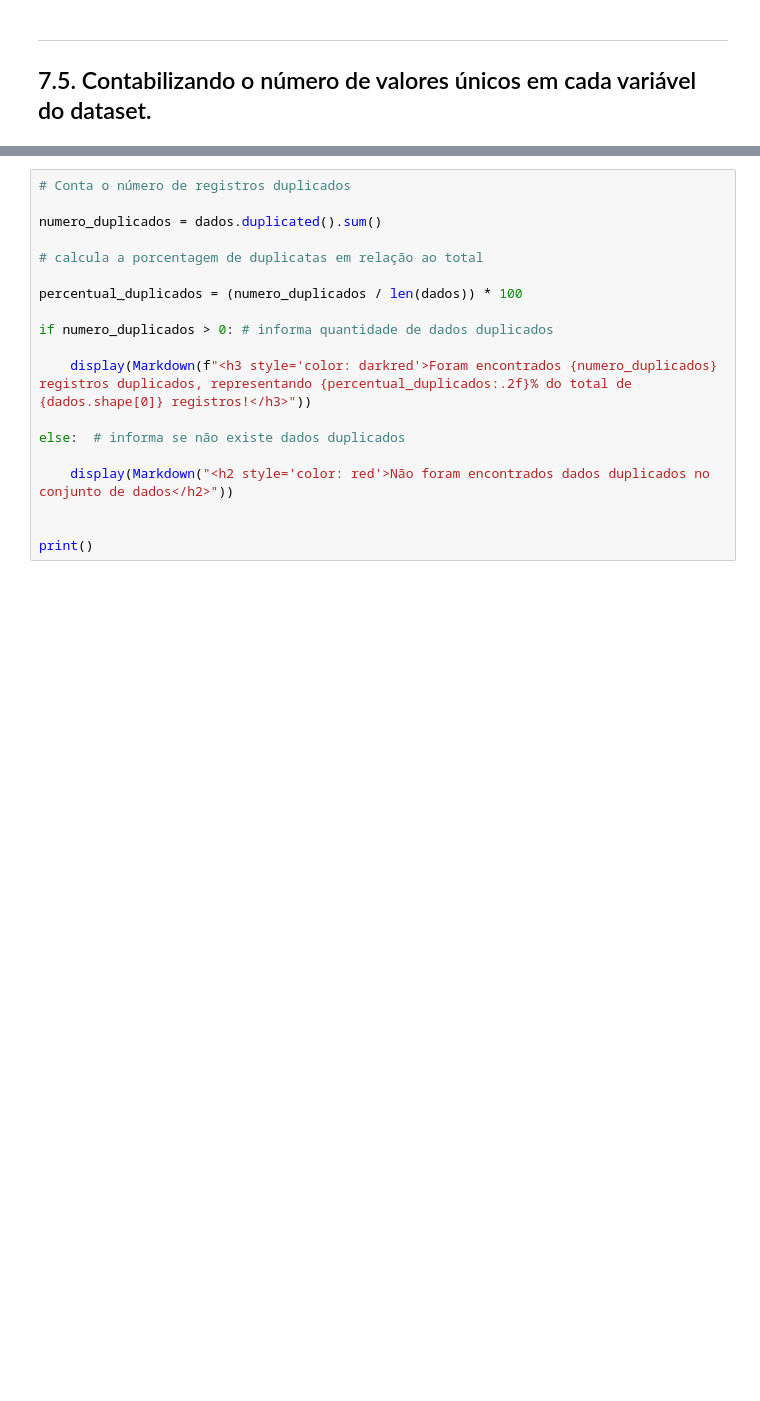
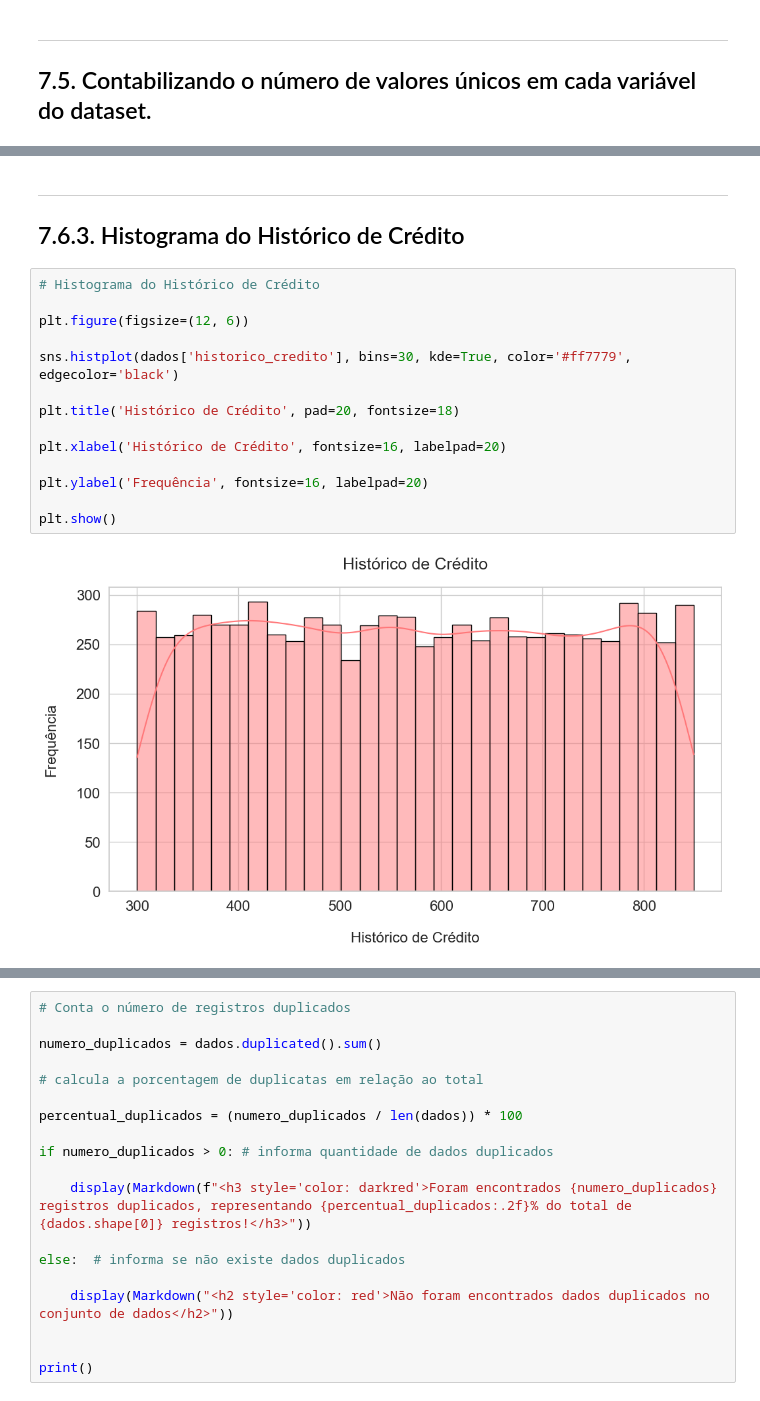
Before and after one commit to luciano-analytics/luciano-analytics.github.io, a Jupyter notebook: seguro_sinistro.ipynb, the cells around one changed output, grey strips where cells are left out. Saved outputs shown, nothing was run; the diff lists cells and outputs as text; blank space fills up the shorter version.

```diff
--- a/seguro_sinistro.ipynb
+++ b/seguro_sinistro.ipynb
@@ -217,0 +318,19 @@ num_valor_unico
+# %% [markdown]
+*******************************
+## 7.6.3. Histograma do Histórico de Crédito
+# %%
+# Histograma do Histórico de Crédito
+
+plt.figure(figsize=(12, 6))
+
+sns.histplot(dados['historico_credito'], bins=30, kde=True, color='#ff7779', edgecolor='black')
+
+plt.title('Histórico de Crédito', pad=20, fontsize=18)
+
+plt.xlabel('Histórico de Crédito', fontsize=16, labelpad=20)
+
+plt.ylabel('Frequência', fontsize=16, labelpad=20)
+
+plt.show()
+# %% [output]
+[figure, added]
```
Also changed, not shown: parts of 94 cells of this notebook.
